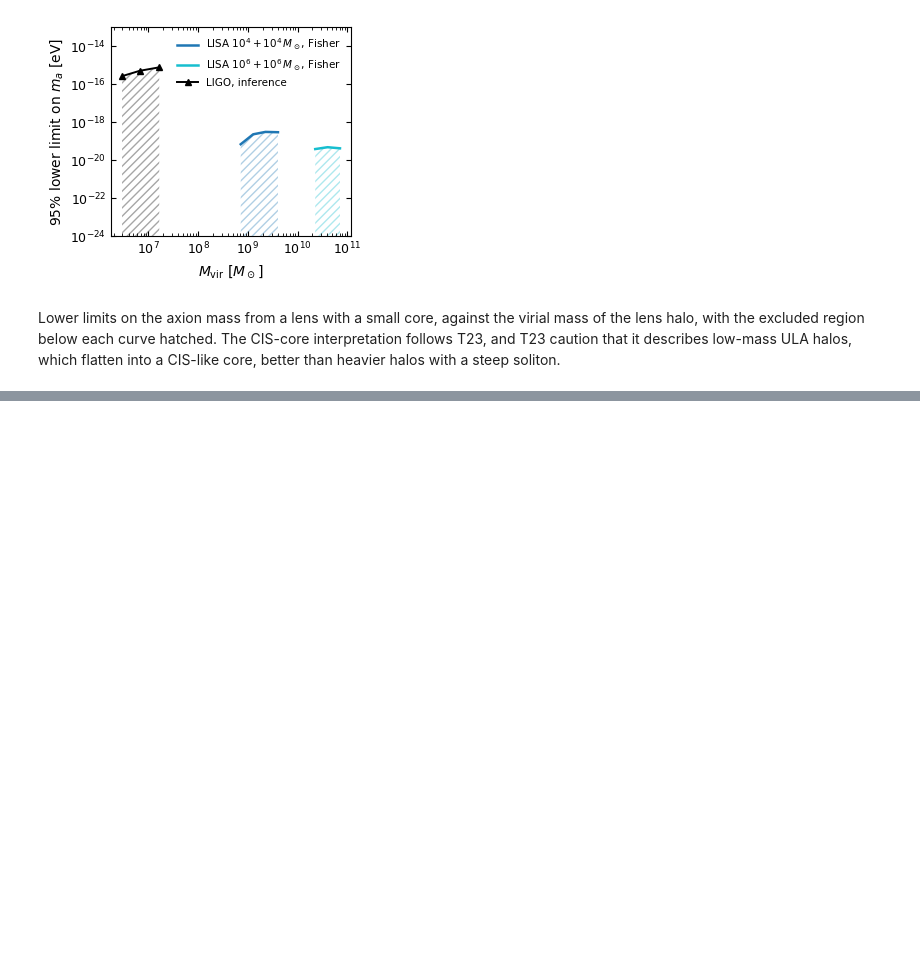
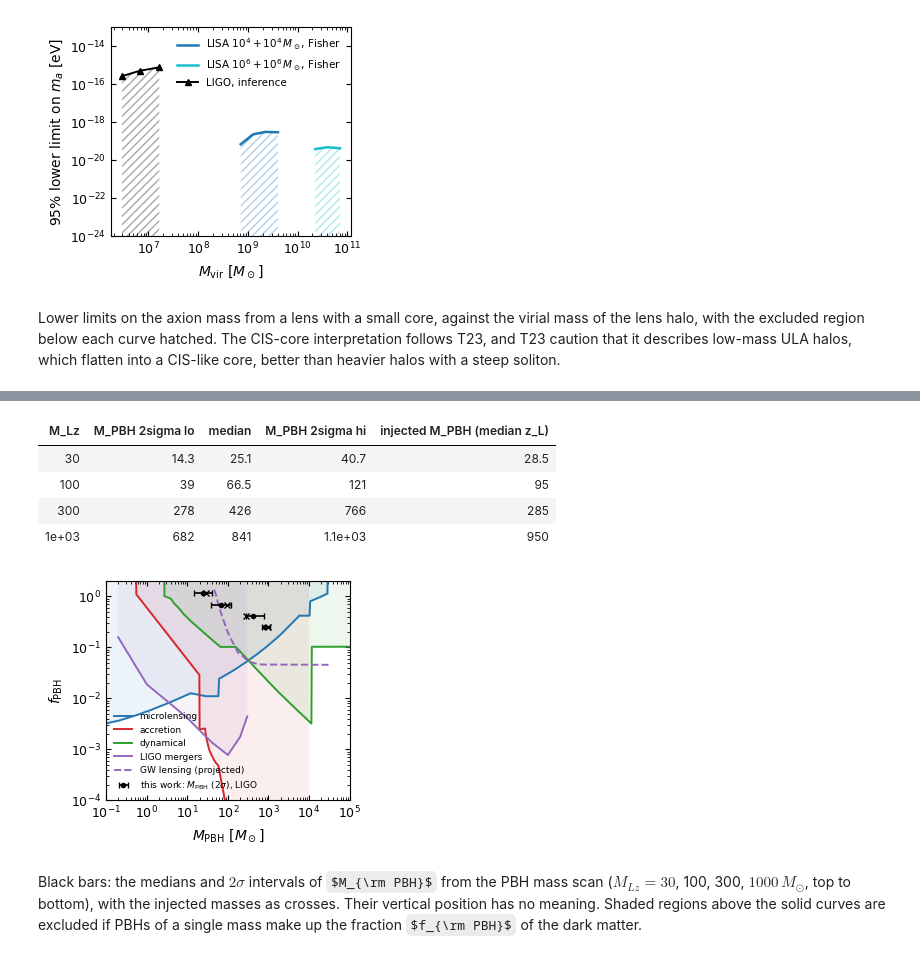
Before and after one commit to ninoephremidze/infer_with_FIONA, a Jupyter notebook: notebooks/04_core_size_calibration.ipynb, the cells around one changed output, grey strips where cells are left out. Drawn from its saved outputs; the diff is of its cells as text; code cells hidden in the pictures; some formulas as TeX source; blank space fills up the shorter version.

```diff
--- a/notebooks/04_core_size_calibration.ipynb
+++ b/notebooks/04_core_size_calibration.ipynb
@@ -458,0 +509,41 @@ Lower limits on the axion mass from a lens with a small core, against the virial
+# %%
+PBH_M = []
+for m in [30, 100, 300, 1000]:
+    s, _ = posteriors.load_fiona(posteriors.fiona_label('PBH', Y_TRUE, None, mlz=m))
+    mlz = np.asarray(s['MLz'])
+    mp = mlz / (1 + ZLIGO.draw(mlz))
+    PBH_M.append((m, *np.percentile(mp, [2.275, 50, 97.725]), np.median(m / (1 + ZLIGO.draw(np.full(20000, float(m)))))))
+PBH_M = np.array(PBH_M)
+display(pd.DataFrame(PBH_M, columns=['M_Lz', 'M_PBH 2sigma lo', 'median', 'M_PBH 2sigma hi', 'injected M_PBH (median z_L)'])
+        .style.format('{:.3g}').hide(axis='index'))
+
+PBH_LIT = [('Microlensing', 'microlensing', 'tab:blue', '-'), ('Accretion', 'accretion', 'tab:red', '-'),
+           ('Dynamical', 'dynamical', 'tab:green', '-'), ('LIGO', 'LIGO mergers', 'tab:purple', '-'),
+           ('GW-Lensing', 'GW lensing (projected)', 'tab:purple', '--')]
+with plt.rc_context({'font.size': 9, 'axes.labelsize': 10, 'xtick.direction': 'in', 'ytick.direction': 'in',
+                     'xtick.top': True, 'ytick.right': True}):
+    fig, ax = plt.subplots(figsize=(3.4, 2.9))
+    for fn, lab, col, ls in PBH_LIT:
+        b = np.loadtxt(EXT / 'PBHbounds' / f'{fn}.txt')
+        ax.plot(b[:, 0], b[:, 1], ls, color=col, lw=1.4, label=lab)
+        if ls == '-':
+            ax.fill_between(b[:, 0], b[:, 1], 1e3, color=col, alpha=0.08, lw=0)
+    for k_, (m, lo, med, hi, inj) in enumerate(PBH_M):
+        yb = 1.15 * 0.6 ** k_                       # stagger the four runs vertically
+        ax.errorbar([med], [yb], xerr=[[med - lo], [hi - med]], fmt='o', color='k', ms=3, capsize=2, lw=1.2,
+                    label=r'this work: $M_{\rm PBH}$ (2$\sigma$), LIGO' if k_ == 0 else None)
+        ax.plot([inj], [yb], 'x', color='k', ms=4)
+    ax.set(xscale='log', yscale='log', xlim=(1e-1, 1e5), ylim=(1e-4, 2), xlabel=r'$M_{\rm PBH}\ [M_\odot]$', ylabel=r'$f_{\rm PBH}$')
+    ax.legend(fontsize=6.5, frameon=False, loc='lower left')
+    fig.tight_layout()
+    fig.savefig(paths.FIGURES_DIR / 'pbh_probes.png', dpi=300, bbox_inches='tight')
+    plt.show()
+# %% [output]
+| M_Lz | M_PBH 2sigma lo | median | M_PBH 2sigma hi | injected M_PBH (median z_L) |
+| 30 | 14.3 | 25.1 | 40.7 | 28.5 |
+| 100 | 39 | 66.5 | 121 | 95 |
+| 300 | 278 | 426 | 766 | 285 |
+| 1e+03 | 682 | 841 | 1.1e+03 | 950 |
+[figure, added]
+# %% [markdown]
+Black bars: the medians and $2\sigma$ intervals of $M_{\rm PBH}$ from the PBH mass scan ($M_{Lz} = 30$, 100, 300, $1000\,M_\odot$, top to bottom), with the injected masses as crosses. Their vertical position has no meaning. Shaded regions above the solid curves are excluded if PBHs of a single mass make up the fraction $f_{\rm PBH}$ of the dark matter.
```
Also changed, not shown: parts of 4 cells of this notebook, 12 other files.
